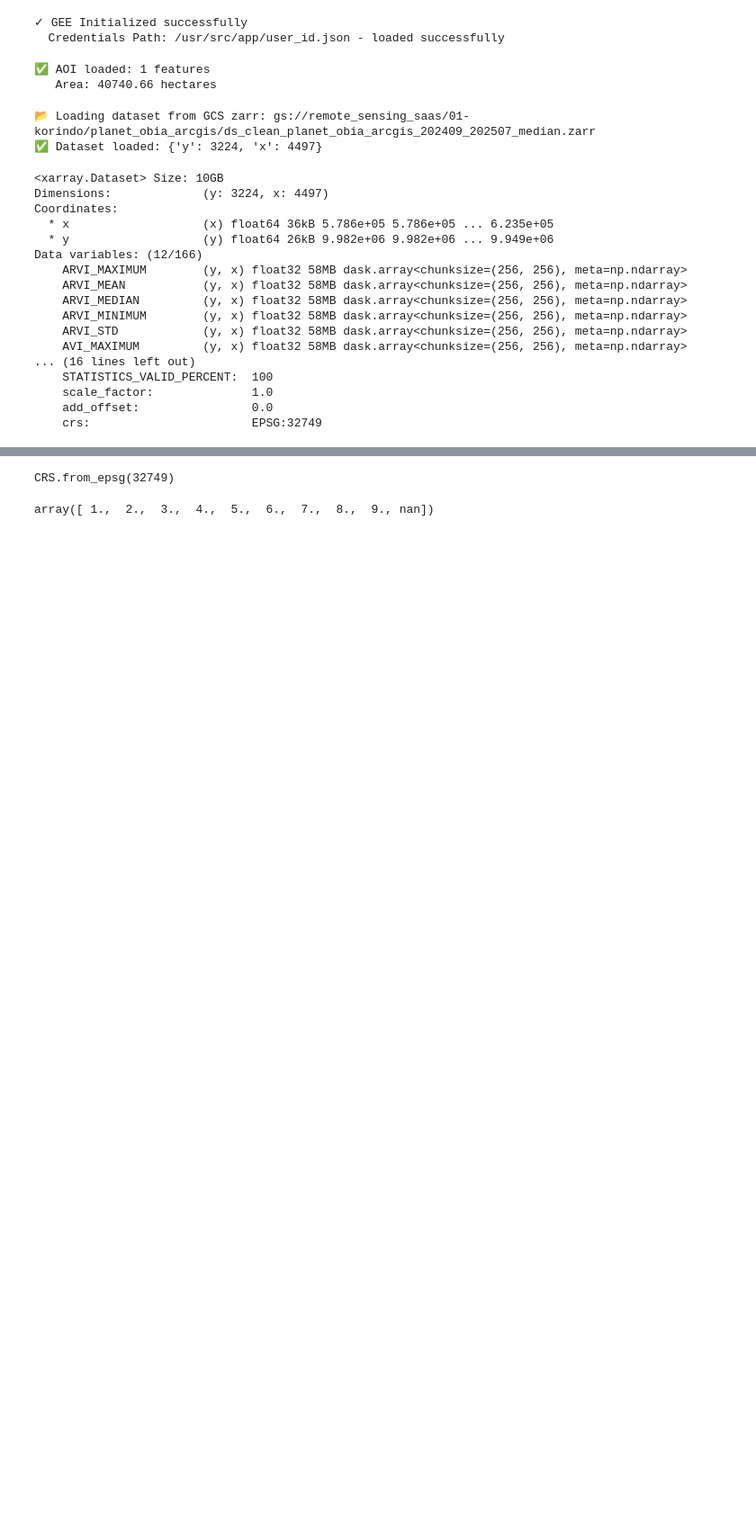
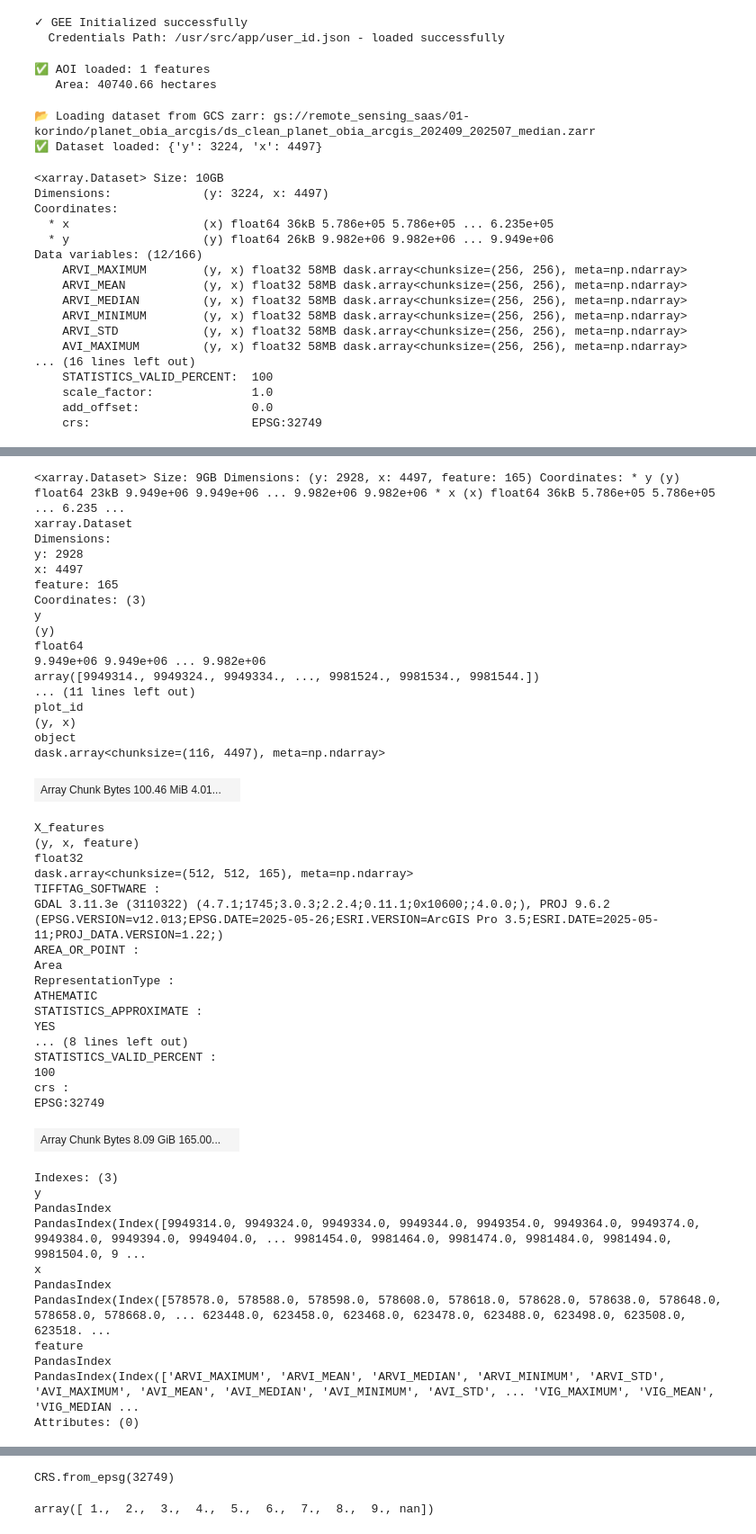
Before and after one commit to miqbalf/gis-carbon-ai, a Jupyter notebook: jupyter/notebooks/02u_ML_pl_catboost_lc.ipynb, the cells around one changed output, grey strips where cells are left out. Shown at 90% size. Drawn from its saved outputs; the diff is of its cells as text; code cells hidden in the pictures; blank space fills up the shorter version.

```diff
--- a/jupyter/notebooks/02u_ML_pl_catboost_lc.ipynb
+++ b/jupyter/notebooks/02u_ML_pl_catboost_lc.ipynb
@@ -342,2 +233,69 @@ EPSG:32749
+# %%
+# Ensure sample is MultiIndex(y,x)
+if not getattr(ds_ml_aoi.indexes.get("sample", None), "is_multi", False):
+    ds_ml_aoi = ds_ml_aoi.set_index(sample=("y", "x"))
+
+# Unstack and reorder X_features
+ds_aoi_unstack = ds_ml_aoi.unstack("sample")
+# after unstacking
+ds_aoi_unstack = ds_aoi_unstack.assign(
+    X_features=ds_aoi_unstack.X_features.chunk({
+        "y": 512,
+        "x": 512,
+        "feature": -1,
+    })
+)
+ds_aoi_unstack["X_features"] = ds_aoi_unstack["X_features"].transpose("y", "x", "feature")
+# ds_aoi_unstack = ds_aoi_unstack.transpose("y", "x", "feature")  # keeps coords tidy if you like
+
+ds_aoi_unstack
+# %% [output]
+<xarray.Dataset> Size: 9GB Dimensions: (y: 2928, x: 4497, feature: 165) Coordinates: * y (y) float64 23kB 9.949e+06 9.949e+06 ... 9.982e+06 9.982e+06 * x (x) float64 36kB 5.786e+05 5.786e+05 ... 6.235 ...
+xarray.Dataset
+Dimensions:
+y: 2928
+x: 4497
+feature: 165
+Coordinates: (3)
+y
+(y)
+float64
+9.949e+06 9.949e+06 ... 9.982e+06
+array([9949314., 9949324., 9949334., ..., 9981524., 9981534., 9981544.])
+... (11 lines left out)
+plot_id
+(y, x)
+object
+dask.array<chunksize=(116, 4497), meta=np.ndarray>
+| Array Chunk Bytes 100.46 MiB 4.01... |  |
+X_features
+(y, x, feature)
+float32
+dask.array<chunksize=(512, 512, 165), meta=np.ndarray>
+TIFFTAG_SOFTWARE :
+GDAL 3.11.3e (3110322) (4.7.1;1745;3.0.3;2.2.4;0.11.1;0x10600;;4.0.0;), PROJ 9.6.2 (EPSG.VERSION=v12.013;EPSG.DATE=2025-05-26;ESRI.VERSION=ArcGIS Pro 3.5;ESRI.DATE=2025-05-11;PROJ_DATA.VERSION=1.22;)
+AREA_OR_POINT :
+Area
+RepresentationType :
+ATHEMATIC
+STATISTICS_APPROXIMATE :
+YES
+... (8 lines left out)
+STATISTICS_VALID_PERCENT :
+100
+crs :
+EPSG:32749
+| Array Chunk Bytes 8.09 GiB 165.00... |  |
+Indexes: (3)
+y
+PandasIndex
+PandasIndex(Index([9949314.0, 9949324.0, 9949334.0, 9949344.0, 9949354.0, 9949364.0, 9949374.0, 9949384.0, 9949394.0, 9949404.0, ... 9981454.0, 9981464.0, 9981474.0, 9981484.0, 9981494.0, 9981504.0, 9 ...
+x
+PandasIndex
+PandasIndex(Index([578578.0, 578588.0, 578598.0, 578608.0, 578618.0, 578628.0, 578638.0, 578648.0, 578658.0, 578668.0, ... 623448.0, 623458.0, 623468.0, 623478.0, 623488.0, 623498.0, 623508.0, 623518. ...
+feature
+PandasIndex
+PandasIndex(Index(['ARVI_MAXIMUM', 'ARVI_MEAN', 'ARVI_MEDIAN', 'ARVI_MINIMUM', 'ARVI_STD', 'AVI_MAXIMUM', 'AVI_MEAN', 'AVI_MEDIAN', 'AVI_MINIMUM', 'AVI_STD', ... 'VIG_MAXIMUM', 'VIG_MEAN', 'VIG_MEDIAN ...
+Attributes: (0)
 # %%
 import numpy as np
```
Also changed, not shown: parts of 82 cells of this notebook, 1 other file.
